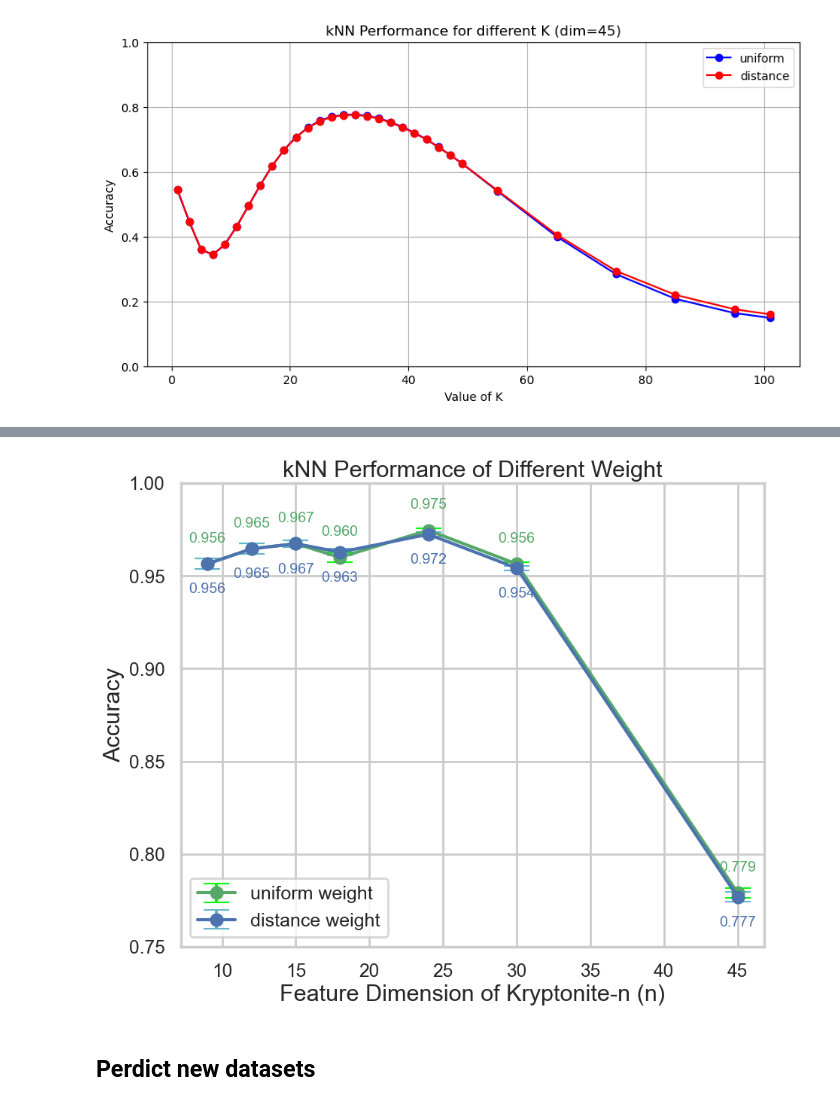
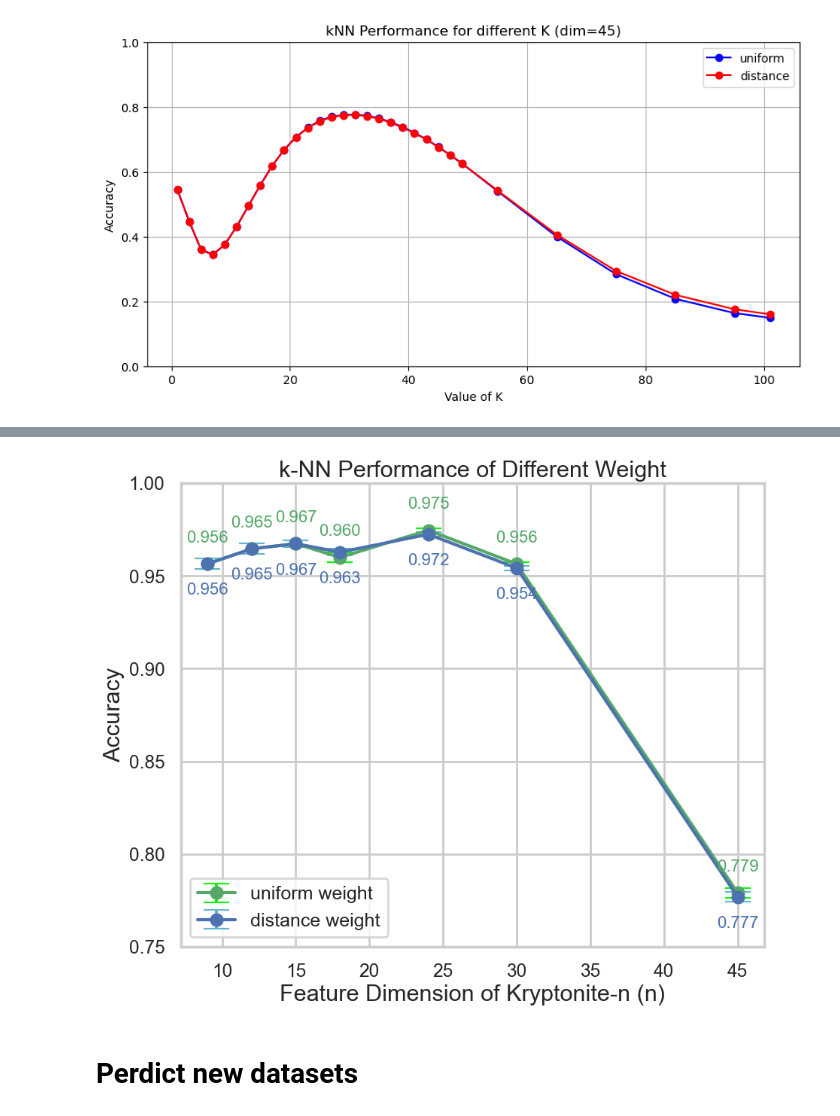
Before and after one commit to Daniel4078/COMP70015-MML-coursework, a Jupyter notebook: Knn.ipynb, the cells around one changed output, grey strips where cells are left out. Drawn from its saved outputs; the diff is of its cells as text; code cells hidden in the pictures.

```diff
--- a/Knn.ipynb
+++ b/Knn.ipynb
@@ -434,30 +451,29 @@ for dim, k in zip(dimensions, best_ks):
 # %%
 n = [9, 12, 15, 18, 24, 30, 45]
 plt.rcdefaults()
 plt.figure(figsize=(10, 8))
 sns.set(style="whitegrid")
 sns.set_context("poster", font_scale=0.8)
 
-plt.errorbar(n, means_reduction, label='uniform weight', yerr=std_devs_reduction, marker='o', linestyle='-', color='g',
-             ecolor='lime', capsize=12, capthick=1.5)
-plt.errorbar(n, means_distance, label='distance weight', yerr=std_devs_distance, marker='o', linestyle='-', color='b',
-             ecolor='c', capsize=12, capthick=1.5)
+
+plt.errorbar(n, means_reduction, label='uniform weight', yerr=std_devs_reduction, marker='o', linestyle='-', color='g', ecolor='lime', capsize=12, capthick=1.5)
+plt.errorbar(n, means_distance, label='distance weight', yerr=std_devs_distance, marker='o', linestyle='-', color='b', ecolor='c', capsize=12, capthick=1.5)
 
 for x, y in zip(dimensions, means_distance):
-    plt.text(x, y - 0.01, f'{y:.3f}', ha='center', va='top', color='b', fontsize=14)
+    plt.text(x, y - 0.01, f'{y:.3f}', ha='center', va='top', color='b', fontsize=16)
 for x, y in zip(dimensions, means_reduction):
-    plt.text(x, y + 0.01, f'{y:.3f}', ha='center', va='bottom', color='g', fontsize=14)
+    plt.text(x, y + 0.01, f'{y:.3f}', ha='center', va='bottom', color='g', fontsize=16)
 
-plt.ylim(0.75, 1.0)
+plt.ylim(0.75, 1.)
 plt.xlabel("Feature Dimension of Kryptonite-n (n)", fontsize=22)
 plt.ylabel('Accuracy', fontsize=22)
-plt.title('kNN Performance of Different Weight', fontsize=22)
+plt.title('k-NN Performance of Different Weight', fontsize=22)
 plt.grid(True)
 plt.legend(fontsize=18, loc='lower left')
 plt.show()
 # %% [output]
-[figure, old version]
+[figure, new version]
 # %% [markdown]
-## Perdict new datasets
+# Perdict new datasets
 # %%
 # best_ks=[9,5,5,3,35,45,35]
```
Also changed, not shown: parts of 32 cells of this notebook.
